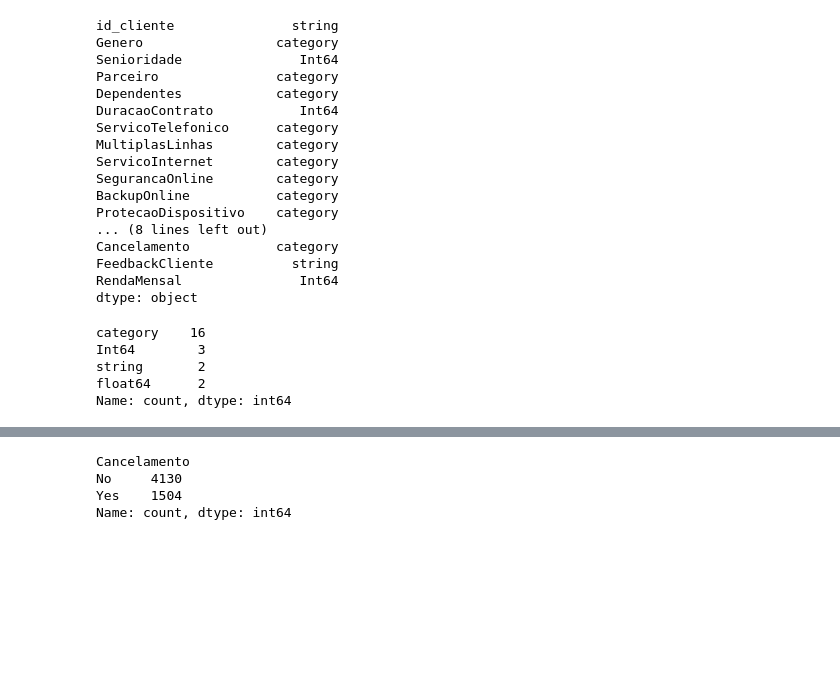
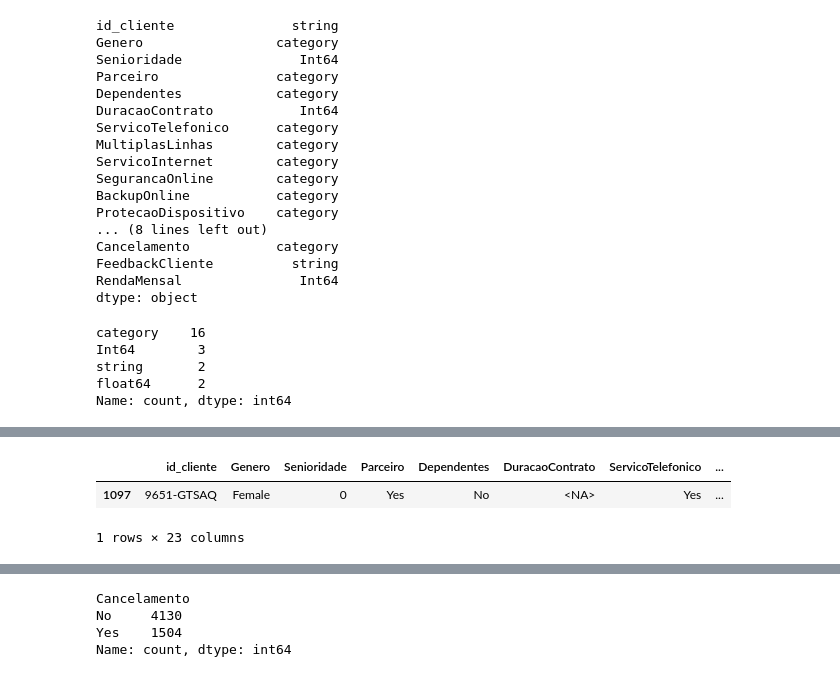
Before and after one commit to VannaGilio/terra-telefonica, a Jupyter notebook: telefonica-terra.ipynb, the cells around one changed output, grey strips where cells are left out. Saved outputs shown, nothing was run; the diff lists cells and outputs as text; code cells hidden in the pictures; blank space fills up the shorter version.

```diff
--- a/telefonica-terra.ipynb
+++ b/telefonica-terra.ipynb
@@ -201,0 +287,7 @@ Name: count, dtype: int64
+# %%
+linhas_nulas = df[df.isna().any(axis=1)]
+display(linhas_nulas)  # ou print(linhas_nulas)
+# %% [output]
+|  | id_cliente | Genero | Senioridade | Parceiro | Dependentes | DuracaoContrato | ServicoTelefonico | ... |
+| 1097 | 9651-GTSAQ | Female | 0 | Yes | No | <NA> | Yes | ... |
+1 rows × 23 columns
```
Also changed, not shown: parts of 13 cells of this notebook, 1 other file.
